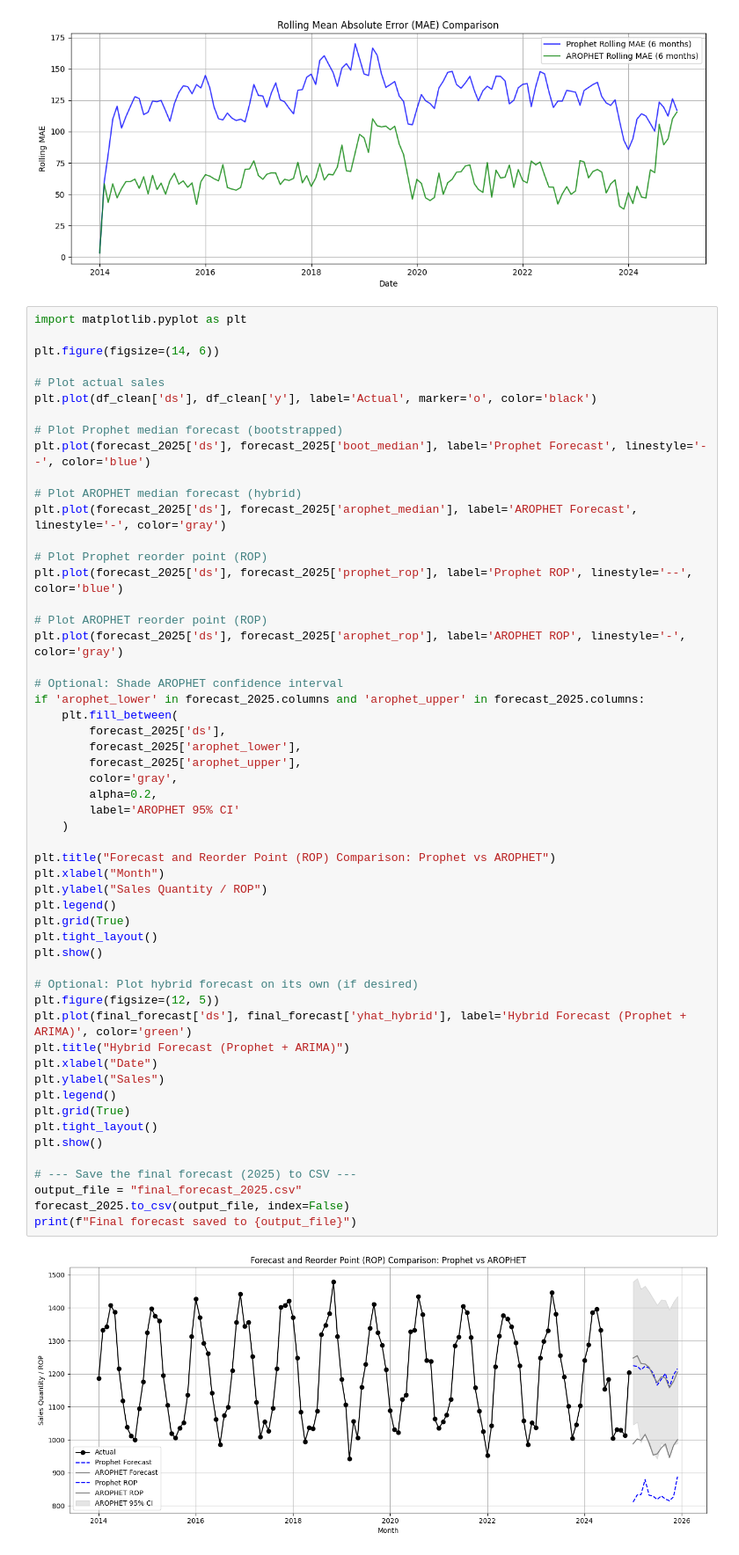
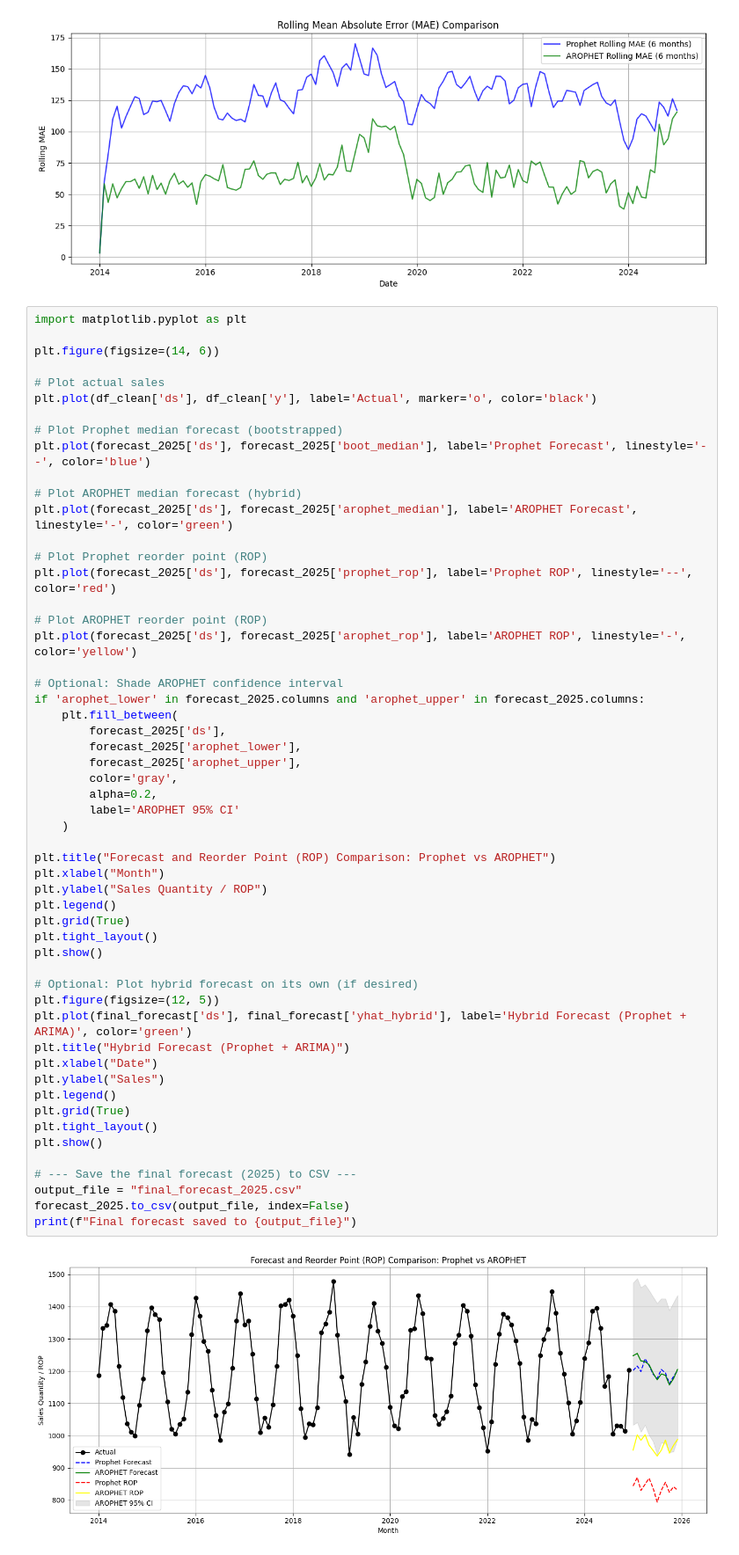
Before and after one commit to ashiqurrahmanshihab/Hybrid_Demand_Forecasting_and-Reorder_Point_Planning_Using_AROPHET, a Jupyter notebook: Alton_20_Sales_Data_2014_2024.ipynb, the cells around one changed output. Shown at 88% size. Saved outputs shown, nothing was run; the diff lists cells and outputs as text.

```diff
--- a/Alton_20_Sales_Data_2014_2024.ipynb
+++ b/Alton_20_Sales_Data_2014_2024.ipynb
@@ -741,13 +742,13 @@ plt.plot(df_clean['ds'], df_clean['y'], label='Actual', marker='o', color='black
 plt.plot(forecast_2025['ds'], forecast_2025['boot_median'], label='Prophet Forecast', linestyle='--', color='blue')
 
 # Plot AROPHET median forecast (hybrid)
-plt.plot(forecast_2025['ds'], forecast_2025['arophet_median'], label='AROPHET Forecast', linestyle='-', color='gray')
+plt.plot(forecast_2025['ds'], forecast_2025['arophet_median'], label='AROPHET Forecast', linestyle='-', color='green')
 
 # Plot Prophet reorder point (ROP)
-plt.plot(forecast_2025['ds'], forecast_2025['prophet_rop'], label='Prophet ROP', linestyle='--', color='blue')
+plt.plot(forecast_2025['ds'], forecast_2025['prophet_rop'], label='Prophet ROP', linestyle='--', color='red')
 
 # Plot AROPHET reorder point (ROP)
-plt.plot(forecast_2025['ds'], forecast_2025['arophet_rop'], label='AROPHET ROP', linestyle='-', color='gray')
+plt.plot(forecast_2025['ds'], forecast_2025['arophet_rop'], label='AROPHET ROP', linestyle='-', color='yellow')
 
 # Optional: Shade AROPHET confidence interval
 if 'arophet_lower' in forecast_2025.columns and 'arophet_upper' in forecast_2025.columns:
@@ -757,34 +758,34 @@ if 'arophet_lower' in forecast_2025.columns and 'arophet_upper' in forecast_2025
         forecast_2025['arophet_upper'],
         color='gray',
         alpha=0.2,
         label='AROPHET 95% CI'
     )
 
 plt.title("Forecast and Reorder Point (ROP) Comparison: Prophet vs AROPHET")
 plt.xlabel("Month")
 plt.ylabel("Sales Quantity / ROP")
 plt.legend()
 plt.grid(True)
 plt.tight_layout()
 plt.show()
 
 # Optional: Plot hybrid forecast on its own (if desired)
 plt.figure(figsize=(12, 5))
 plt.plot(final_forecast['ds'], final_forecast['yhat_hybrid'], label='Hybrid Forecast (Prophet + ARIMA)', color='green')
 plt.title("Hybrid Forecast (Prophet + ARIMA)")
 plt.xlabel("Date")
 plt.ylabel("Sales")
 plt.legend()
 plt.grid(True)
 plt.tight_layout()
 plt.show()
 
 # --- Save the final forecast (2025) to CSV ---
 output_file = "final_forecast_2025.csv"
 forecast_2025.to_csv(output_file, index=False)
 print(f"Final forecast saved to {output_file}")
 # %% [output]
-[figure, old version]
+[figure, new version]
 [figure]
 Final forecast saved to final_forecast_2025.csv
 # %% [markdown]
```
Also changed, not shown: parts of 9 cells of this notebook, 1 other file.
